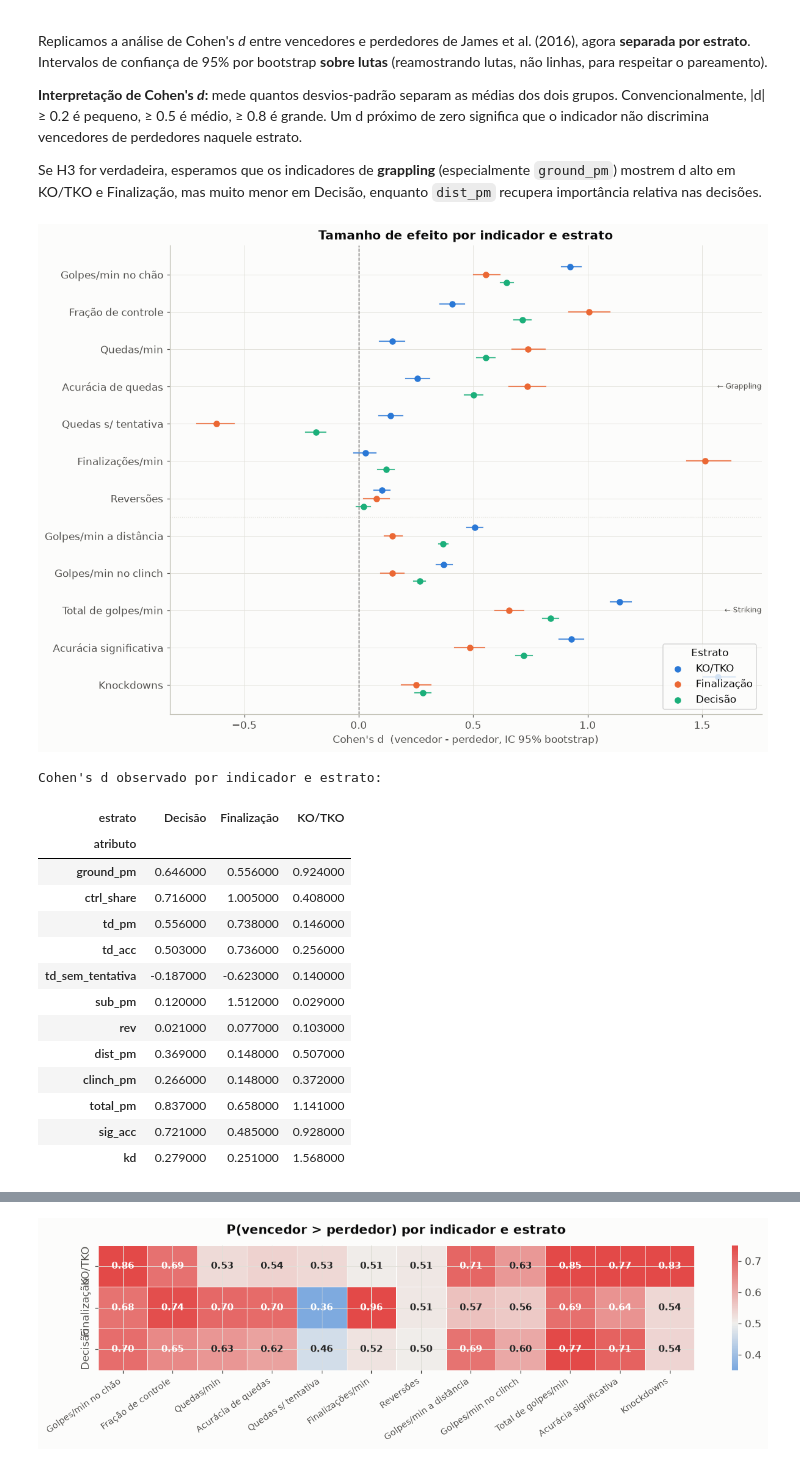
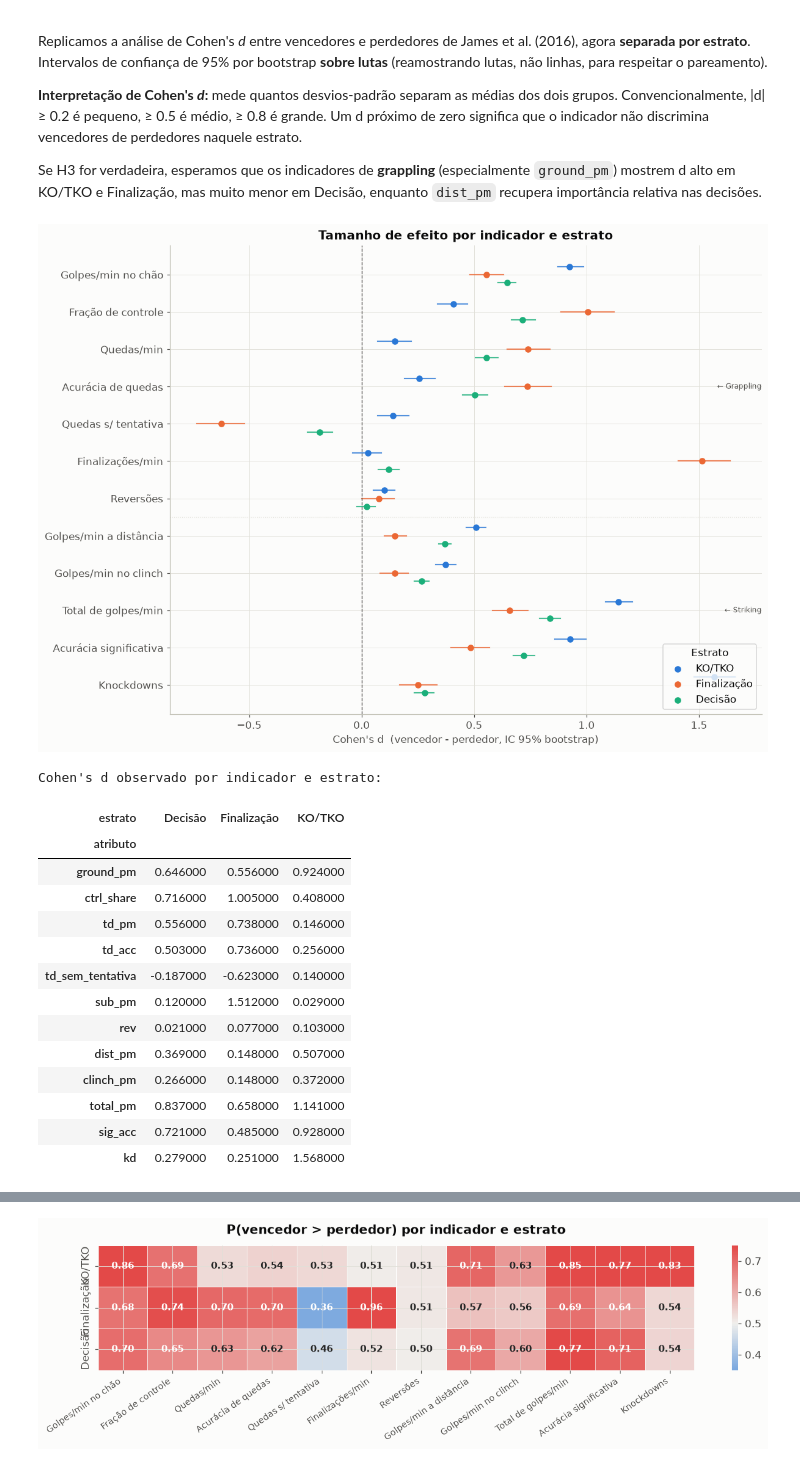
Before and after one commit to phprestes/UFC-Grappling-Decisao, a Jupyter notebook: UFC_Grappling_Decisao.ipynb, the cells around one changed output, grey strips where cells are left out. Drawn from its saved outputs; the diff is of its cells as text; code cells hidden in the pictures.

```diff
--- a/UFC_Grappling_Decisao.ipynb
+++ b/UFC_Grappling_Decisao.ipynb
@@ -585,6 +588,10 @@ Percentuais do site foram descartados pelo scraper: as precisões são recalcula
 GRAPPLING = ["ground_pm", "ctrl_share", "td_pm", "td_acc", "td_sem_tentativa", "sub_pm", "rev"]
 STRIKING = ["dist_pm", "clinch_pm", "total_pm", "sig_acc", "kd"]
 ATRIBUTOS = GRAPPLING + STRIKING
+# total_pm e sig_acc contam golpes no solo, e kd é o mecanismo do KO: ficam fora dos blocos da Seção 10.2.
+STRIKING_PE = ["dist_pm", "clinch_pm", "pe_acc"]
+MISTOS = ["total_pm", "sig_acc", "kd"]
+EXTRAS = ["pe_acc"]  # calculado para os blocos, fora dos modelos com os 12 atributos
 
 s = fight_stats[fight_stats.fight_id.isin(lutas.fight_id)].copy()
 contagens = s.select_dtypes("number").columns
@@ -606,11 +613,13 @@ por_lutador = pd.DataFrame({
     "total_pm": s.total_str_landed / minutos,
     "sig_acc": (s.sig_str_landed / s.sig_str_attempted).where(s.sig_str_attempted > 0, 0.0),
     "kd": s.kd,
+    "pe_acc": ((s.distance_landed + s.clinch_landed) / (s.distance_attempted + s.clinch_attempted))
+              .where(s.distance_attempted + s.clinch_attempted > 0, 0.0),
 })
 por_lutador = por_lutador.merge(lutas[["fight_id", "winner_id", "estrato"]], on="fight_id")
 por_lutador["venceu"] = (por_lutador.fighter_id == por_lutador.winner_id).astype(int)
 
-assert por_lutador[ATRIBUTOS].notna().all().all()
+assert por_lutador[ATRIBUTOS + EXTRAS].notna().all().all()
 print(f"{len(por_lutador):,} linhas (lutador x luta) para {por_lutador.fight_id.nunique():,} lutas")
 por_lutador[ATRIBUTOS].describe().T.round(3)
 # %% [output]
@@ -658,14 +667,14 @@ perdedor_id = np.where(lutas.winner_id == lutas.fighter_a_id, lutas.fighter_b_id
 lutas["ref_id"] = np.where(lutas.y == 1, lutas.winner_id, perdedor_id)
 lutas["opp_id"] = np.where(lutas.y == 1, perdedor_id, lutas.winner_id)
 
-valores = por_lutador.set_index(["fight_id", "fighter_id"])[ATRIBUTOS]
+valores = por_lutador.set_index(["fight_id", "fighter_id"])[ATRIBUTOS + EXTRAS]
 ref = valores.loc[list(zip(lutas.fight_id, lutas.ref_id))].to_numpy()
 opp = valores.loc[list(zip(lutas.fight_id, lutas.opp_id))].to_numpy()
 
 COLUNAS_META = ["fight_id", "date", "ano", "estrato", "method", "weight_class", "is_women",
                 "is_title_fight", "scheduled_rounds", "duracao_min", "ref_id", "opp_id", "winner_id", "y"]
 dataset = lutas[COLUNAS_META].reset_index(drop=True)
-dataset[ATRIBUTOS] = ref - opp
+dataset[ATRIBUTOS + EXTRAS] = ref - opp
 # bool[pyarrow] comparado com int dá sempre False; por isso a conversão para numpy.
 assert (dataset.y.to_numpy() == (dataset.winner_id == dataset.ref_id).to_numpy(dtype=bool)).all()
 
@@ -1065,26 +1074,16 @@ def cohens_d_arr(a, b):
 
 registros = []
 for estrato in ESTRATOS:
-    sub = por_lutador[por_lutador.estrato == estrato].copy()
-    fight_ids = sub["fight_id"].unique()
+    sub = por_lutador[por_lutador.estrato == estrato]
     for atrib in ATRIBUTOS:
-        vals = sub[["fight_id", "venceu", atrib]].dropna()
-        ids_ok = vals["fight_id"].unique()
-        # d observado
-        obs_d = cohens_d_arr(
-            vals.loc[vals.venceu == 1, atrib].values,
-            vals.loc[vals.venceu == 0, atrib].values,
-        )
-        # Bootstrap
+        # Uma linha por luta (vencedor, perdedor); reamostrar lutas com reposição mantém o par junto.
+        larga = sub.pivot_table(index="fight_id", columns="venceu", values=atrib)
+        venc, perd = larga[1].to_numpy(), larga[0].to_numpy()
+        obs_d = cohens_d_arr(venc, perd)
         boot_ds = []
         for _ in range(N_BOOT):
-            sampled = rng.choice(ids_ok, size=len(ids_ok), replace=True)
-            mask = vals["fight_id"].isin(sampled)
-            smp = vals[mask]
-            boot_ds.append(cohens_d_arr(
-                smp.loc[smp.venceu == 1, atrib].values,
-                smp.loc[smp.venceu == 0, atrib].values,
-            ))
+            i = rng.integers(0, len(venc), len(venc))
+            boot_ds.append(cohens_d_arr(venc[i], perd[i]))
         ci_lo, ci_hi = np.nanpercentile(boot_ds, [2.5, 97.5])
         registros.append({
             "estrato": estrato, "atributo": atrib,
@@ -1130,34 +1129,34 @@ for estrato in ESTRATOS:
                    label=estrato if row_i == 0 else "")
 
 ax.axvline(0, color=COR_TEXTO_2, linewidth=0.9, linestyle="--")
 # Separador entre grappling e striking
 ax.axhline(len(GRAPPLING) - 0.5, color=COR_GRADE, linewidth=0.8, linestyle=":")
 ax.text(ax.get_xlim()[1] if ax.get_xlim()[1] else 1.5,
         len(GRAPPLING) / 2 - 0.5, "← Grappling",
         va="center", ha="right", fontsize=8, color=COR_TEXTO_2)
 ax.text(ax.get_xlim()[1] if ax.get_xlim()[1] else 1.5,
         len(GRAPPLING) + len(STRIKING) / 2 - 0.5, "← Striking",
         va="center", ha="right", fontsize=8, color=COR_TEXTO_2)
 
 ax.set_yticks(range(n_atrib))
 ax.set_yticklabels([ROTULOS_ATRIB[a] for a in atrib_order])
 ax.set_xlabel("Cohen's d  (vencedor - perdedor, IC 95% bootstrap)")
 ax.set_title("Tamanho de efeito por indicador e estrato")
 ax.legend(title="Estrato", loc="lower right")
 ax.set_facecolor(COR_FUNDO)
 fig.patch.set_facecolor(COR_FUNDO)
 ax.spines[["top", "right"]].set_visible(False)
 ax.invert_yaxis()
 fig.tight_layout()
 salvar(fig, "fig09_forest_cohens_d")
 plt.show()
 
 # Tabela resumo
 pivot_d = res_df.pivot(index="atributo", columns="estrato", values="d").reindex(atrib_order)
 print("\nCohen's d observado por indicador e estrato:")
 display(pivot_d.round(3).style.background_gradient(cmap=DIVERGENTE, axis=None, vmin=-0.5, vmax=1.0))
 # %% [output]
-[figure, old version]
+[figure, new version]
 Cohen's d observado por indicador e estrato:
 | estrato | Decisão | Finalização | KO/TKO |
 | atributo |  |  |  |
```
Also changed, not shown: parts of 40 cells of this notebook, 9 other files.
